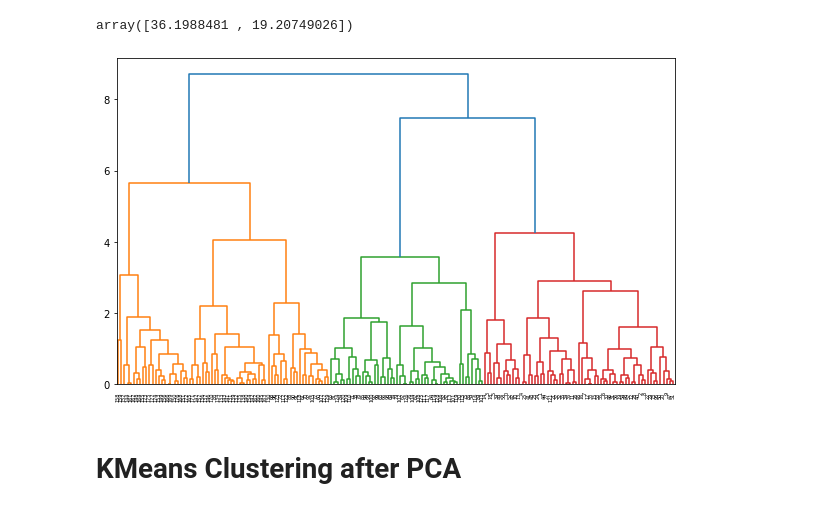
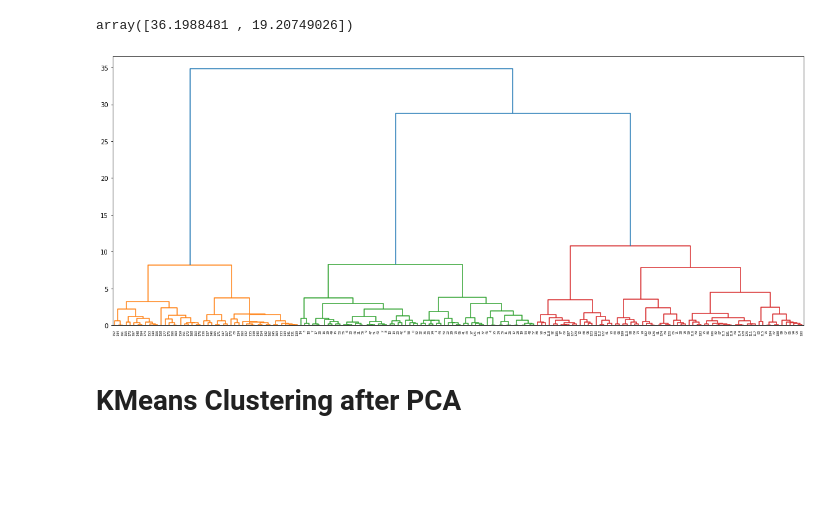
Before and after one commit to shoumis/DSA_Assigment, a Jupyter notebook: Shoumi_S_Assignment_7_Unsupervised_Learning.ipynb, the cells around one changed output. Drawn from its saved outputs; the diff is of its cells as text; code cells hidden in the pictures; blank space fills up the shorter version.

```diff
--- a/Shoumi_S_Assignment_7_Unsupervised_Learning.ipynb
+++ b/Shoumi_S_Assignment_7_Unsupervised_Learning.ipynb
@@ -239,13 +312,13 @@ pc.explained_variance_ratio_ * 100
 array([36.1988481 , 19.20749026])
 # %%
 from scipy.cluster.hierarchy import linkage, dendrogram
-mergings = linkage(trans_data, method = "complete")
+mergings = linkage(trans_data, method = "ward")
 # %%
-plt.figure(figsize=(10,6))
-dendrogram(mergings, labels = df.index)   ### interc cluster distance matrix
+plt.figure(figsize=(20,8))
+dendrogram(mergings, labels = df.index, leaf_rotation=90)   ### interc cluster distance matrix
 plt.show()
 # %% [output]
-[figure, old version]
+[figure, new version]
 # %% [markdown]
 # KMeans Clustering after PCA
 # %%
```
Also changed, not shown: parts of 40 cells of this notebook.
